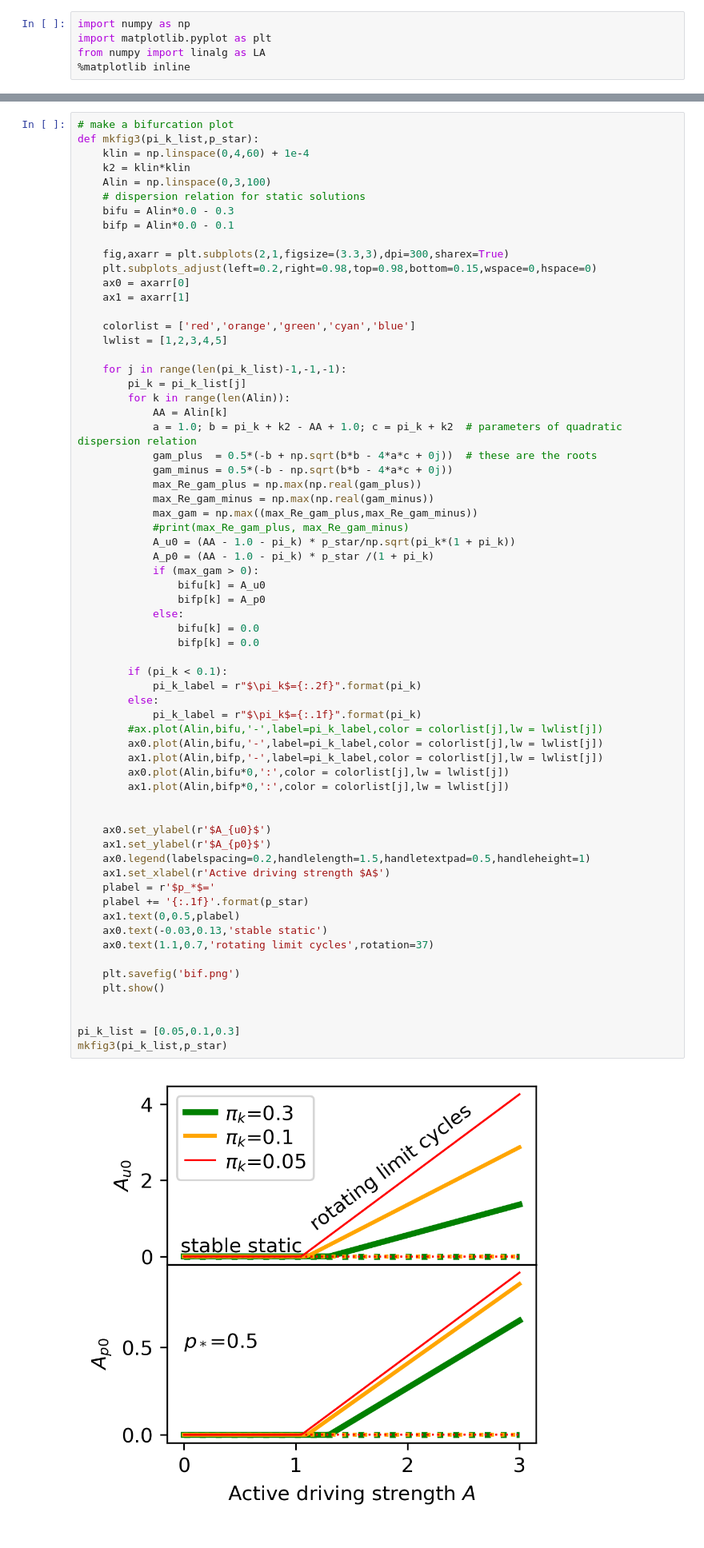
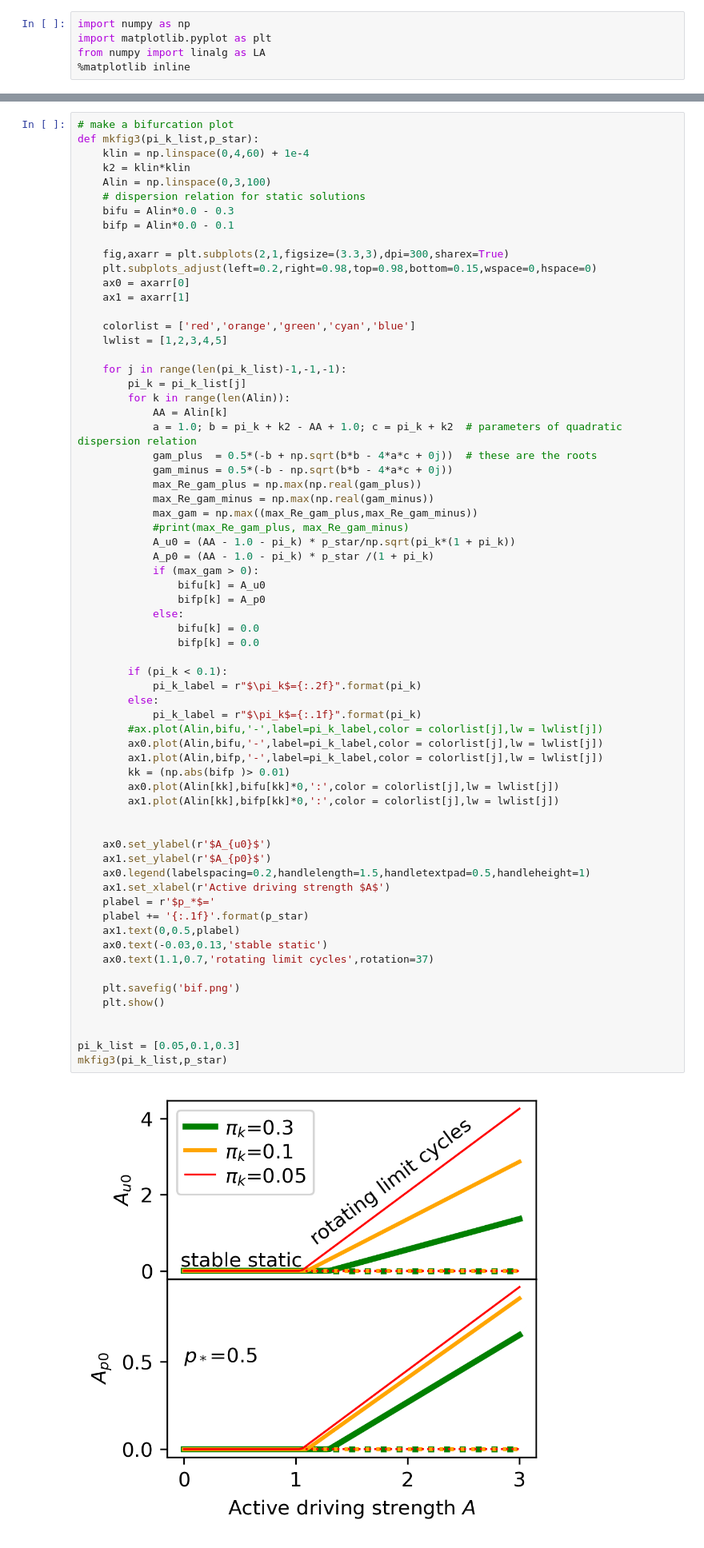
Before and after one commit to aquillen/active_membrane, a Jupyter notebook: Dispersions.ipynb, the cells around one changed output, grey strips where cells are left out. Shown at 80% size. Saved outputs shown, nothing was run; the diff lists cells and outputs as text.

Commit message:
Dispersion relations and bifurcation plots

```diff
--- a/Dispersions.ipynb
+++ b/Dispersions.ipynb
@@ -196,36 +195,37 @@ def mkfig3(pi_k_list,p_star):
             else:
                 bifu[k] = 0.0
                 bifp[k] = 0.0
 
         if (pi_k < 0.1):
             pi_k_label = r"$\pi_k$={:.2f}".format(pi_k)
         else:
             pi_k_label = r"$\pi_k$={:.1f}".format(pi_k)
         #ax.plot(Alin,bifu,'-',label=pi_k_label,color = colorlist[j],lw = lwlist[j])
         ax0.plot(Alin,bifu,'-',label=pi_k_label,color = colorlist[j],lw = lwlist[j])
         ax1.plot(Alin,bifp,'-',label=pi_k_label,color = colorlist[j],lw = lwlist[j])
-        ax0.plot(Alin,bifu*0,':',color = colorlist[j],lw = lwlist[j])
-        ax1.plot(Alin,bifp*0,':',color = colorlist[j],lw = lwlist[j])
+        kk = (np.abs(bifp )> 0.01)
+        ax0.plot(Alin[kk],bifu[kk]*0,':',color = colorlist[j],lw = lwlist[j])
+        ax1.plot(Alin[kk],bifp[kk]*0,':',color = colorlist[j],lw = lwlist[j])
 
 
     ax0.set_ylabel(r'$A_{u0}$')
     ax1.set_ylabel(r'$A_{p0}$')
     ax0.legend(labelspacing=0.2,handlelength=1.5,handletextpad=0.5,handleheight=1)
     ax1.set_xlabel(r'Active driving strength $A$')
     plabel = r'$p_*$='
     plabel += '{:.1f}'.format(p_star)
     ax1.text(0,0.5,plabel)
     ax0.text(-0.03,0.13,'stable static')
     ax0.text(1.1,0.7,'rotating limit cycles',rotation=37)
 
     plt.savefig('bif.png')
     plt.show()
 
 
 pi_k_list = [0.05,0.1,0.3]
 mkfig3(pi_k_list,p_star)
 # %% [output]
-[figure, old version]
+[figure, new version]
 # %% [markdown]
 ### below for exploration
 # %%
```
Also changed, not shown: parts of 1 cell of this notebook.
